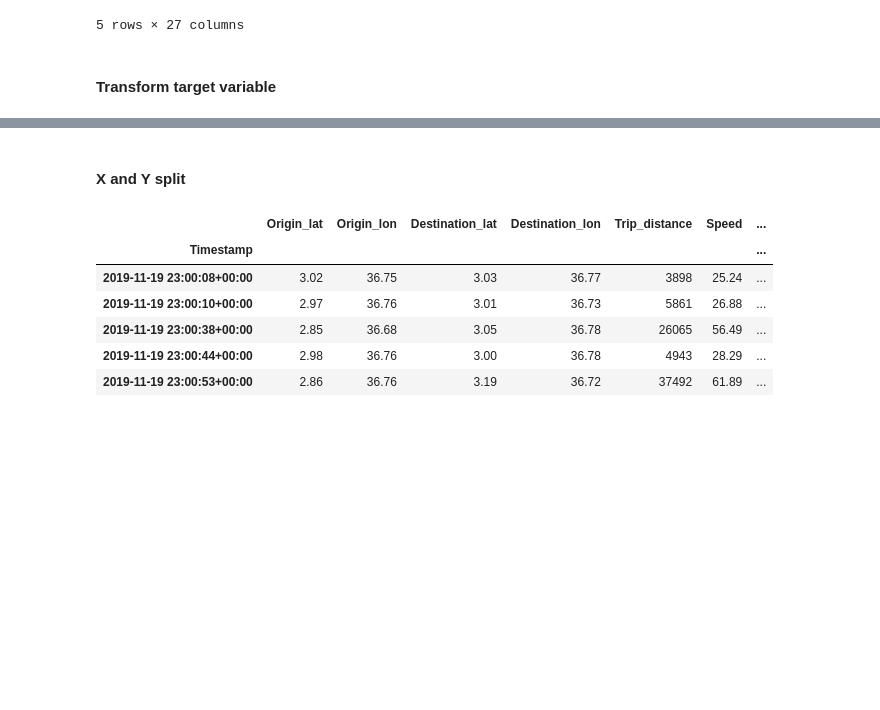
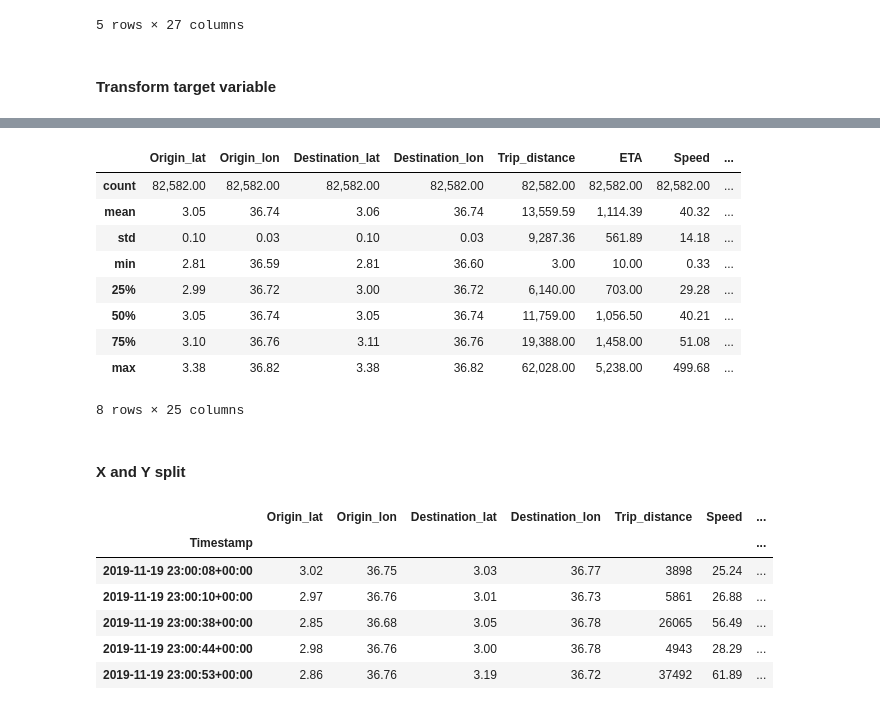
Before and after one commit to bambadij/ETA_predict_yasser, a Jupyter notebook: Project_notebook.ipynb, the cells around one changed output, grey strips where cells are left out. Cells and saved outputs as stored; diff of their text form; code cells hidden in the pictures; blank space fills up the shorter version.

```diff
--- a/Project_notebook.ipynb
+++ b/Project_notebook.ipynb
@@ -766,3 +768,27 @@ clean_dataset(training_merged)
+# %%
+#Remove some anomalies
+
+eta_filter = (training_merged['ETA'] <10)
+
+trip_distance_filter = (
+    (training_merged['Trip_distance'] < 10) | ((training_merged['Trip_distance']<10) & (training_merged['ETA']<60))
+)
+
+#Apply the filter separately
+training_merged = training_merged.drop(training_merged[eta_filter].index)
+training_merged = training_merged.drop(training_merged[trip_distance_filter].index)
+training_merged.describe()
+# %% [output]
+|  | Origin_lat | Origin_lon | Destination_lat | Destination_lon | Trip_distance | ETA | Speed | ... |
+| count | 82,582.00 | 82,582.00 | 82,582.00 | 82,582.00 | 82,582.00 | 82,582.00 | 82,582.00 | ... |
+| mean | 3.05 | 36.74 | 3.06 | 36.74 | 13,559.59 | 1,114.39 | 40.32 | ... |
+| std | 0.10 | 0.03 | 0.10 | 0.03 | 9,287.36 | 561.89 | 14.18 | ... |
+| min | 2.81 | 36.59 | 2.81 | 36.60 | 3.00 | 10.00 | 0.33 | ... |
+| 25% | 2.99 | 36.72 | 3.00 | 36.72 | 6,140.00 | 703.00 | 29.28 | ... |
+| 50% | 3.05 | 36.74 | 3.05 | 36.74 | 11,759.00 | 1,056.50 | 40.21 | ... |
+| 75% | 3.10 | 36.76 | 3.11 | 36.76 | 19,388.00 | 1,458.00 | 51.08 | ... |
+| max | 3.38 | 36.82 | 3.38 | 36.82 | 62,028.00 | 5,238.00 | 499.68 | ... |
+8 rows × 25 columns
 # %% [markdown]
 #### X and Y split
 # %%
```
Also changed, not shown: parts of 26 cells of this notebook, 2 other files.
